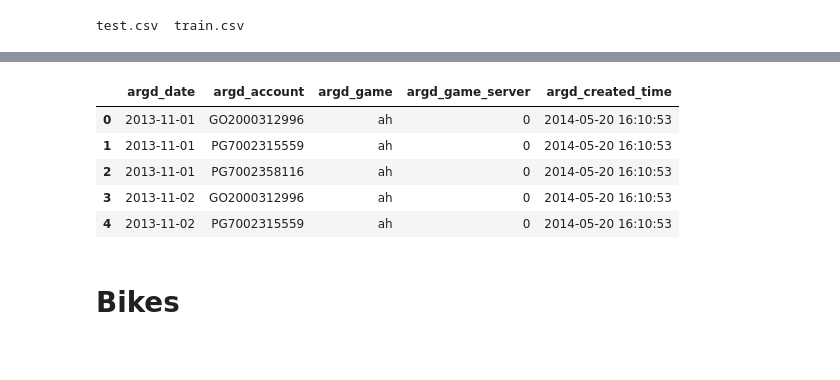
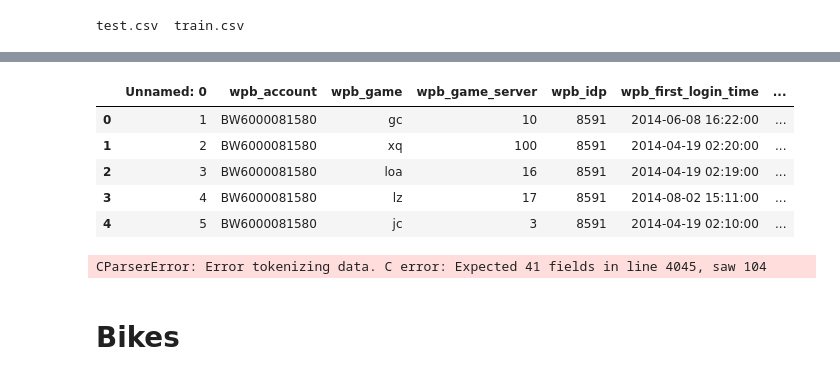
Before and after one commit to chanhou/ipython_tips, a Jupyter notebook: Orange_ConvertCsvToDataTable.ipynb, the cells around one changed output, grey strips where cells are left out. Saved outputs shown, nothing was run; the diff lists cells and outputs as text; code cells hidden in the pictures.

```diff
--- a/Orange_ConvertCsvToDataTable.ipynb
+++ b/Orange_ConvertCsvToDataTable.ipynb
@@ -47,12 +50,12 @@ vvip document
 # %%
-vvip = pd.read_csv("/home/chan/self/pub_game/vvip document/vvip_dau.csv")
+wg_player2 = pd.read_csv("/home/chan/self/pub_game/vvip document/wg_player2.csv")
 # %%
-vvip.head()
+wg_player2.head()
 # %% [output]
-|  | argd_date | argd_account | argd_game | argd_game_server | argd_created_time |
-| 0 | 2013-11-01 | GO2000312996 | ah | 0 | 2014-05-20 16:10:53 |
-| 1 | 2013-11-01 | PG7002315559 | ah | 0 | 2014-05-20 16:10:53 |
-| 2 | 2013-11-01 | PG7002358116 | ah | 0 | 2014-05-20 16:10:53 |
-| 3 | 2013-11-02 | GO2000312996 | ah | 0 | 2014-05-20 16:10:53 |
-| 4 | 2013-11-02 | PG7002315559 | ah | 0 | 2014-05-20 16:10:53 |
+|  | Unnamed: 0 | wpb_account | wpb_game | wpb_game_server | wpb_idp | wpb_first_login_time | ... |
+| 0 | 1 | BW6000081580 | gc | 10 | 8591 | 2014-06-08 16:22:00 | ... |
+| 1 | 2 | BW6000081580 | xq | 100 | 8591 | 2014-04-19 02:20:00 | ... |
+| 2 | 3 | BW6000081580 | loa | 16 | 8591 | 2014-04-19 02:19:00 | ... |
+| 3 | 4 | BW6000081580 | lz | 17 | 8591 | 2014-08-02 15:11:00 | ... |
+| 4 | 5 | BW6000081580 | jc | 3 | 8591 | 2014-04-19 02:10:00 | ... |
 # %%
@@ -62,3 +65,7 @@ vvip.tab.save("/home/chan/self/pub_game/vvip document/vvip_dau.tab")
+# %%
+vip_order = pd.read_csv("/home/chan/self/pub_game/vvip document/pubgame_data/vip_sp_order.csv")
+# %% [output]
+CParserError: Error tokenizing data. C error: Expected 41 fields in line 4045, saw 104
 # %% [markdown]
 # Bikes
 # %%
```
Also changed, not shown: parts of 4 cells of this notebook, 1 other file.
